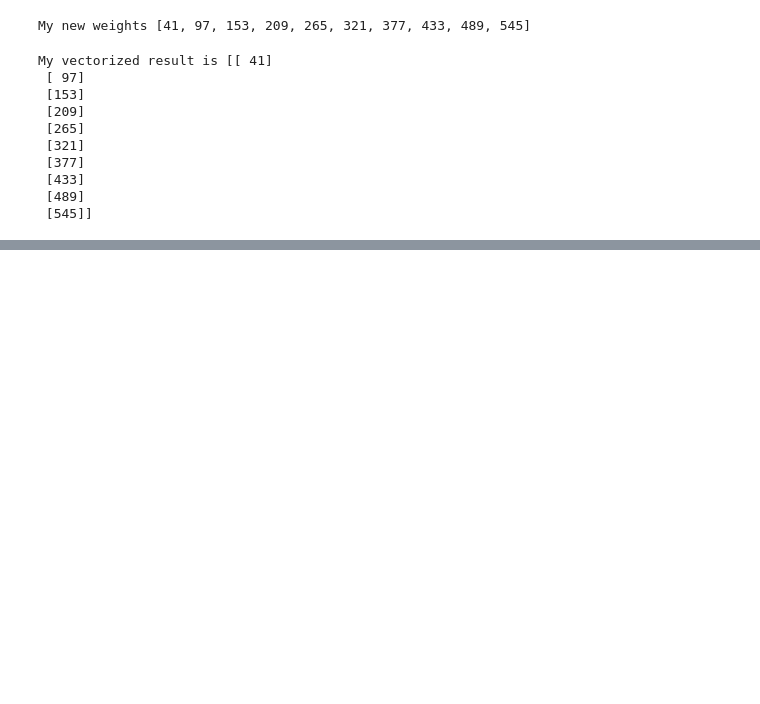
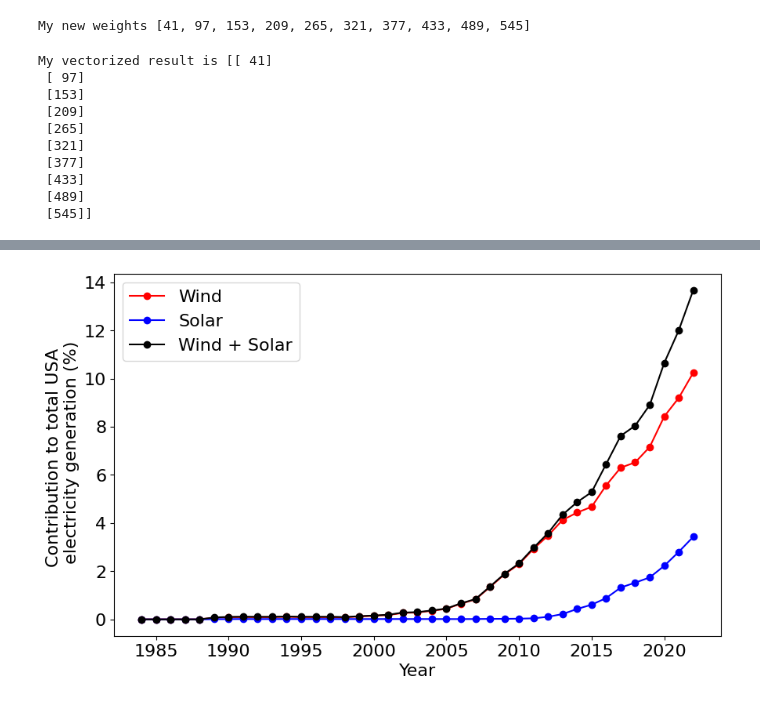
Before and after one commit to dukelester/python-for-data-science, a Jupyter notebook: numpy_getting_started.ipynb, the cells around one changed output, grey strips where cells are left out. Saved outputs shown, nothing was run; the diff lists cells and outputs as text; code cells hidden in the pictures; blank space fills up the shorter version.

```diff
--- a/numpy_getting_started.ipynb
+++ b/numpy_getting_started.ipynb
@@ -507,0 +757,40 @@ UFuncTypeError: ufunc 'multiply' did not contain a loop with signature matching
+# %%
+def index_energy_data(data, startyear, energy_label):
+    """returns a NumPy array containing only rows with the specified energy_label in column 4,
+    that also contain energy data, and that also contain annual totals after the specified start year """
+
+    output = data[((data[:,4] == energy_label))]
+    output = output[((output[:,2] != 'Not Available'))]
+    output = output[np.array(([x[-2:] == '13' and int(x[:4]) >= startyear for x in output[:,1]]))]
+
+    energy = output[:,2].astype(float)
+    dates = np.array([int(j[:4]) for j in output[:,1]])  # Taking the first four digits of each entry in column 1 gives us the year
+
+    return energy, dates
+# %%
+energy_wind, dates = index_energy_data(data, 1984, energy_label = 'Electricity Net Generation From Wind, All Sectors')
+energy_solar, dates = index_energy_data(data, 1984, energy_label = 'Electricity Net Generation From Solar, All Sectors')
+energy_total, dates = index_energy_data(data, 1984, energy_label = 'Electricity Net Generation Total (including from sources not shown), All Sectors')
+# %%
+wind_frac = 100 * energy_wind / energy_total
+solar_frac = 100 * energy_solar / energy_total
+combined_frac = 100 * (energy_solar + energy_wind) / energy_total
+# %%
+# Prepare the plot
+fig, ax = plt.subplots() # Define a figure and axis on which to plot our data
+ax.plot(dates, wind_frac, 'ro-', label = 'Wind')
+ax.plot(dates, solar_frac, 'bo-', label = 'Solar')
+ax.plot(dates, combined_frac, 'ko-', label = 'Wind + Solar')
+
+#Label the axes
+ax.set_xlabel('Year')
+ax.set_ylabel('Contribution to total USA \n electricity generation (%)')
+
+#add a legend
+plt.legend()
+
+plt.show()
+
+plt.close()
+# %% [output]
+[figure, added]
```
Also changed, not shown: parts of 21 cells of this notebook, 1 other file.
